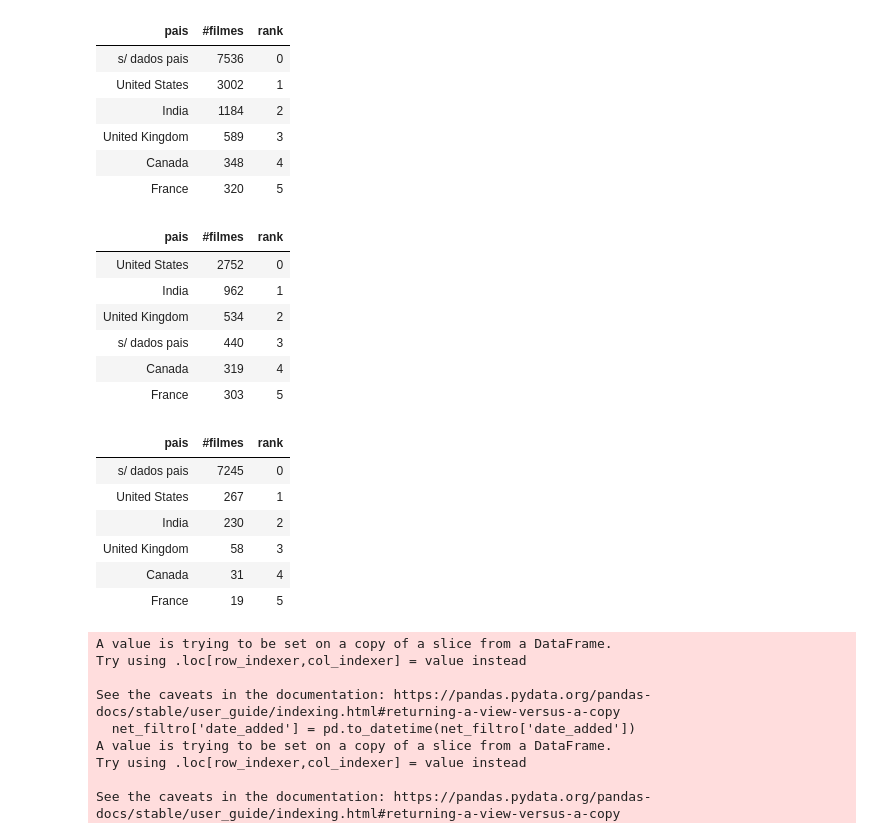
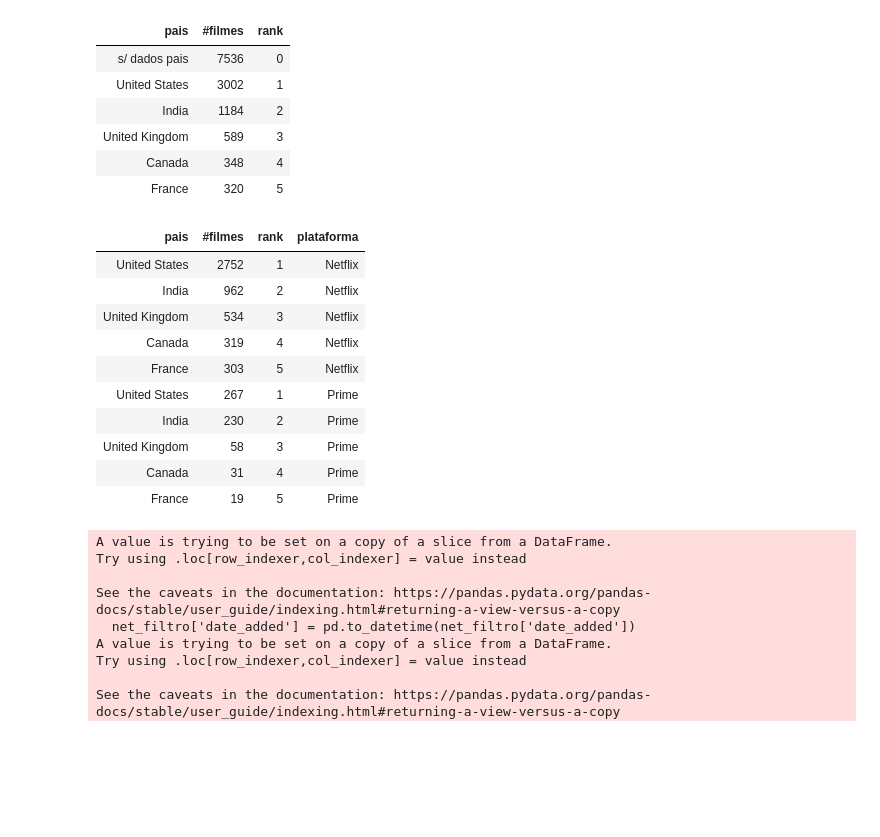
Before and after one commit to diogocastro80/Data-Challenge-20221121, a Jupyter notebook: Challenge_coodesh.ipynb, the cells around one changed output. Saved outputs shown, nothing was run; the diff lists cells and outputs as text; code cells hidden in the pictures; blank space fills up the shorter version.

```diff
--- a/Challenge_coodesh.ipynb
+++ b/Challenge_coodesh.ipynb
@@ -158,64 +114,59 @@ paises_net = paises_net.str.strip()
 paises_net = paises_net.to_frame(name='pais')
 paises_net = paises_net.fillna('s/ dados pais')
 paises_net = paises_net[paises_net['pais'] != ''] # remover espaços vazios gerados devido a ", ," no comando split
+paises_net = paises_net[paises_net['pais'] != 's/ dados pais']
 
-#paises_df.to_excel("table.xlsx", index=False)
-
-
-#display(paises_df)
 
 #contagem de produções por país
 contagem_pais = paises_net['pais'].value_counts().to_dict()
 
 paises_net['#filmes'] = paises_net['pais'].map(contagem_pais)
 paises_net = paises_net.drop_duplicates()
 paises_net = paises_net.sort_values('#filmes', ascending=False)
-paises_net['rank'] = paises_net['#filmes'].rank(ascending=False).astype(int) - 1
-
-display(paises_net.head(6).style.hide_index())
-
+paises_net['rank'] = paises_net['#filmes'].rank(ascending=False).astype(int)
 
 
 #top 5 prime
 #split paises
 paises_pri_filtro = prime[prime['type'] == 'Movie']
 paises_pri = paises_pri_filtro['country'].str.split(',')
 paises_pri = paises_pri.explode()
 paises_pri = paises_pri.str.strip()
 
 paises_pri = paises_pri.to_frame(name='pais')
 paises_pri = paises_pri.fillna('s/ dados pais')
 paises_pri = paises_pri[paises_pri['pais'] != ''] # remover espaços vazios gerados devido a ", ," no comando split
-
-#paises_df.to_excel("table.xlsx", index=False)
+paises_pri = paises_pri[paises_pri['pais'] != 's/ dados pais']
 
 
-#display(paises_df)
 
 #contagem de produções por país
 contagem_pais = paises_pri['pais'].value_counts().to_dict()
 
 paises_pri['#filmes'] = paises_pri['pais'].map(contagem_pais)
 paises_pri = paises_pri.drop_duplicates()
 paises_pri = paises_pri.sort_values('#filmes', ascending=False)
-paises_pri['rank'] = paises_pri['#filmes'].rank(ascending=False).astype(int) - 1
+paises_pri['rank'] = paises_pri['#filmes'].rank(ascending=False).astype(int)
 
-display(paises_pri.head(6).style.hide_index())
+
+#adicionando plataforma e unindo as duas bases
+paises_net['plataforma'] = 'Netflix'
+paises_pri['plataforma'] = 'Prime'
+paises_all = paises_net.head(5).append(paises_pri.head(5))
+
+display(paises_all.style.hide_index())
 # %% [output]
-| pais | #filmes | rank |
-| United States | 2752 | 0 |
-| India | 962 | 1 |
-| United Kingdom | 534 | 2 |
-| s/ dados pais | 440 | 3 |
-| Canada | 319 | 4 |
-| France | 303 | 5 |
+| pais | #filmes | rank | plataforma |
+| United States | 2752 | 1 | Netflix |
+| India | 962 | 2 | Netflix |
+| United Kingdom | 534 | 3 | Netflix |
+| Canada | 319 | 4 | Netflix |
+| France | 303 | 5 | Netflix |
+| United States | 267 | 1 | Prime |
+| India | 230 | 2 | Prime |
+| United Kingdom | 58 | 3 | Prime |
+| Canada | 31 | 4 | Prime |
+| France | 19 | 5 | Prime |
-| pais | #filmes | rank |
-| s/ dados pais | 7245 | 0 |
-| United States | 267 | 1 |
-| India | 230 | 2 |
-| United Kingdom | 58 | 3 |
-| Canada | 31 | 4 |
-| France | 19 | 5 |
 # %%
 #3- Mês no qual há mais adições de filmes na plataforma Netflix
 
```
Also changed, not shown: parts of 8 cells of this notebook.
